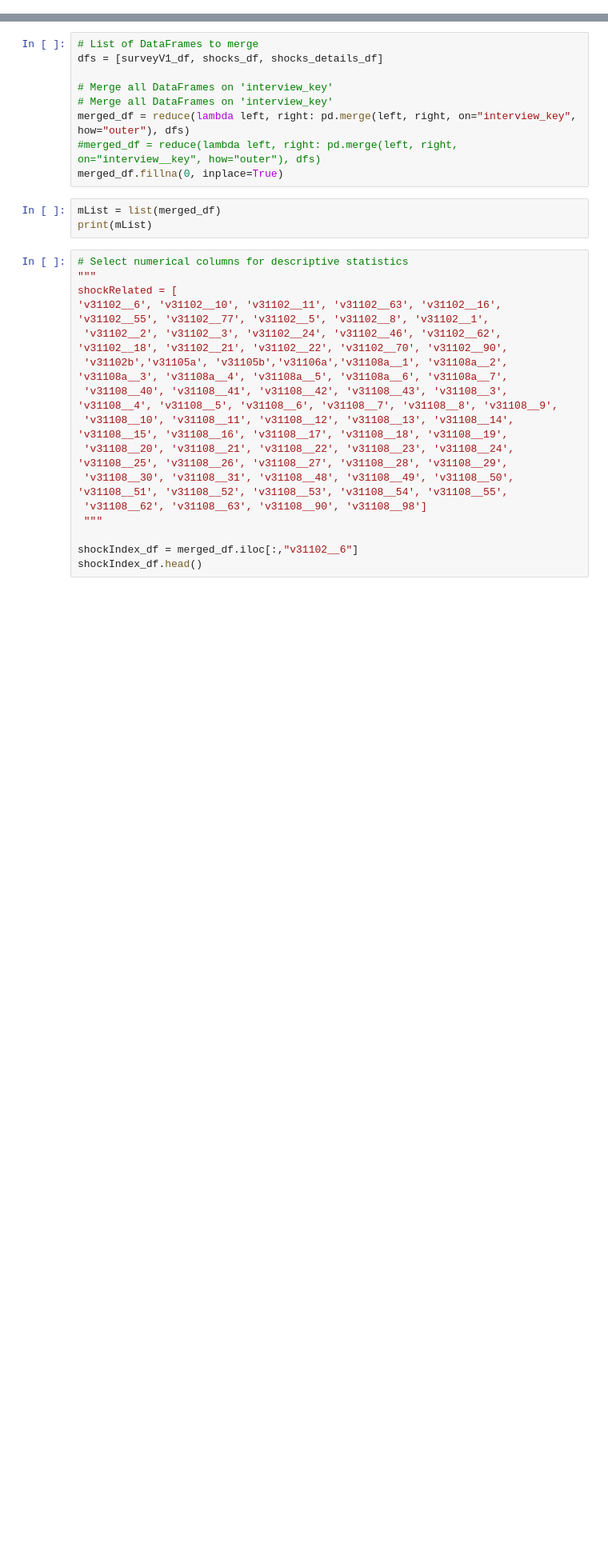
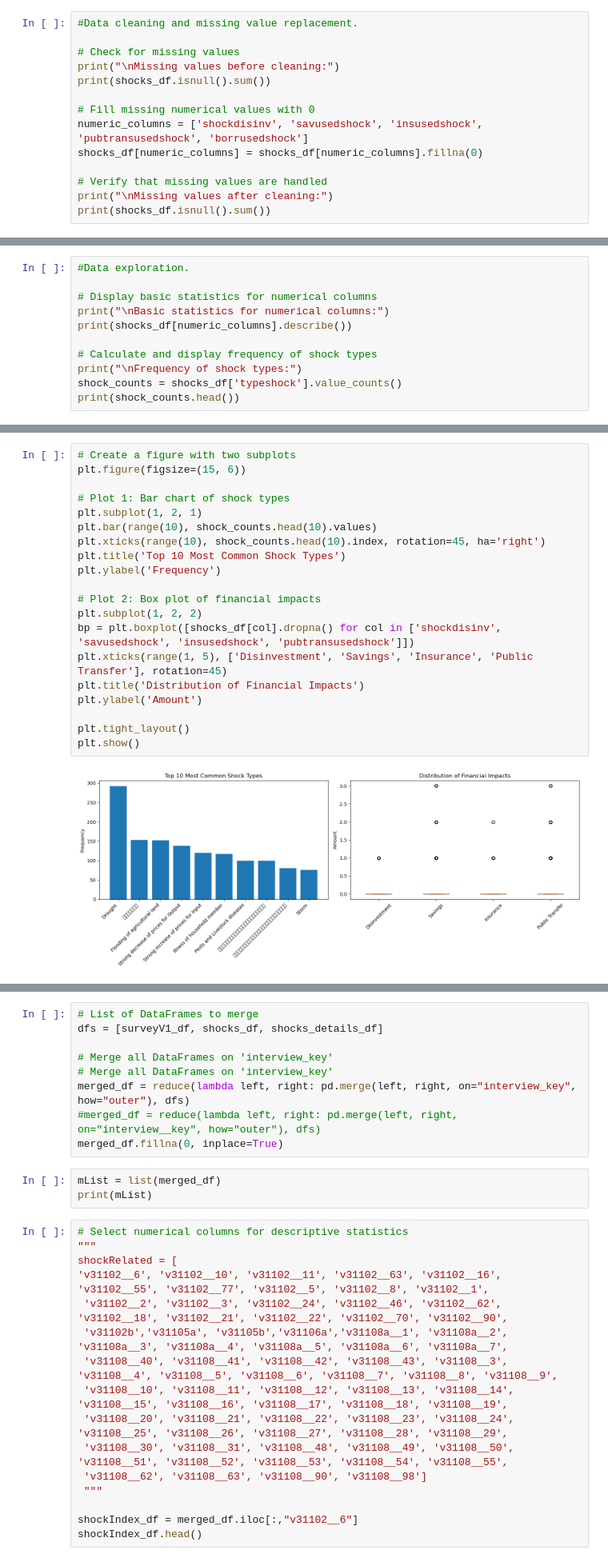
Before and after one commit to nagasu529/TVSepProject, a Jupyter notebook: shockDescriptive.ipynb, the cells around one changed output, grey strips where cells are left out. Shown at 80% size. Cells and saved outputs as stored; diff of their text form; blank space fills up the shorter version.

Commit message:
shock analysis

```diff
--- a/shockDescriptive.ipynb
+++ b/shockDescriptive.ipynb
@@ -19,0 +50,14 @@ shocksDeCol = list(shocks_details_df.columns)
+# %%
+#Data cleaning and missing value replacement.
+
+# Check for missing values
+print("\nMissing values before cleaning:")
+print(shocks_df.isnull().sum())
+
+# Fill missing numerical values with 0
+numeric_columns = ['shockdisinv', 'savusedshock', 'insusedshock', 'pubtransusedshock', 'borrusedshock']
+shocks_df[numeric_columns] = shocks_df[numeric_columns].fillna(0)
+
+# Verify that missing values are handled
+print("\nMissing values after cleaning:")
+print(shocks_df.isnull().sum())
@@ -19,0 +82,11 @@ shocksDeCol = list(shocks_details_df.columns)
+# %%
+#Data exploration.
+
+# Display basic statistics for numerical columns
+print("\nBasic statistics for numerical columns:")
+print(shocks_df[numeric_columns].describe())
+
+# Calculate and display frequency of shock types
+print("\nFrequency of shock types:")
+shock_counts = shocks_df['typeshock'].value_counts()
+print(shock_counts.head())
@@ -19,0 +111,22 @@ shocksDeCol = list(shocks_details_df.columns)
+# %%
+# Create a figure with two subplots
+plt.figure(figsize=(15, 6))
+
+# Plot 1: Bar chart of shock types
+plt.subplot(1, 2, 1)
+plt.bar(range(10), shock_counts.head(10).values)
+plt.xticks(range(10), shock_counts.head(10).index, rotation=45, ha='right')
+plt.title('Top 10 Most Common Shock Types')
+plt.ylabel('Frequency')
+
+# Plot 2: Box plot of financial impacts
+plt.subplot(1, 2, 2)
+bp = plt.boxplot([shocks_df[col].dropna() for col in ['shockdisinv', 'savusedshock', 'insusedshock', 'pubtransusedshock']])
+plt.xticks(range(1, 5), ['Disinvestment', 'Savings', 'Insurance', 'Public Transfer'], rotation=45)
+plt.title('Distribution of Financial Impacts')
+plt.ylabel('Amount')
+
+plt.tight_layout()
+plt.show()
+# %% [output]
+[figure, added]
```
Also changed, not shown: parts of 10 cells of this notebook, 2 other files.
